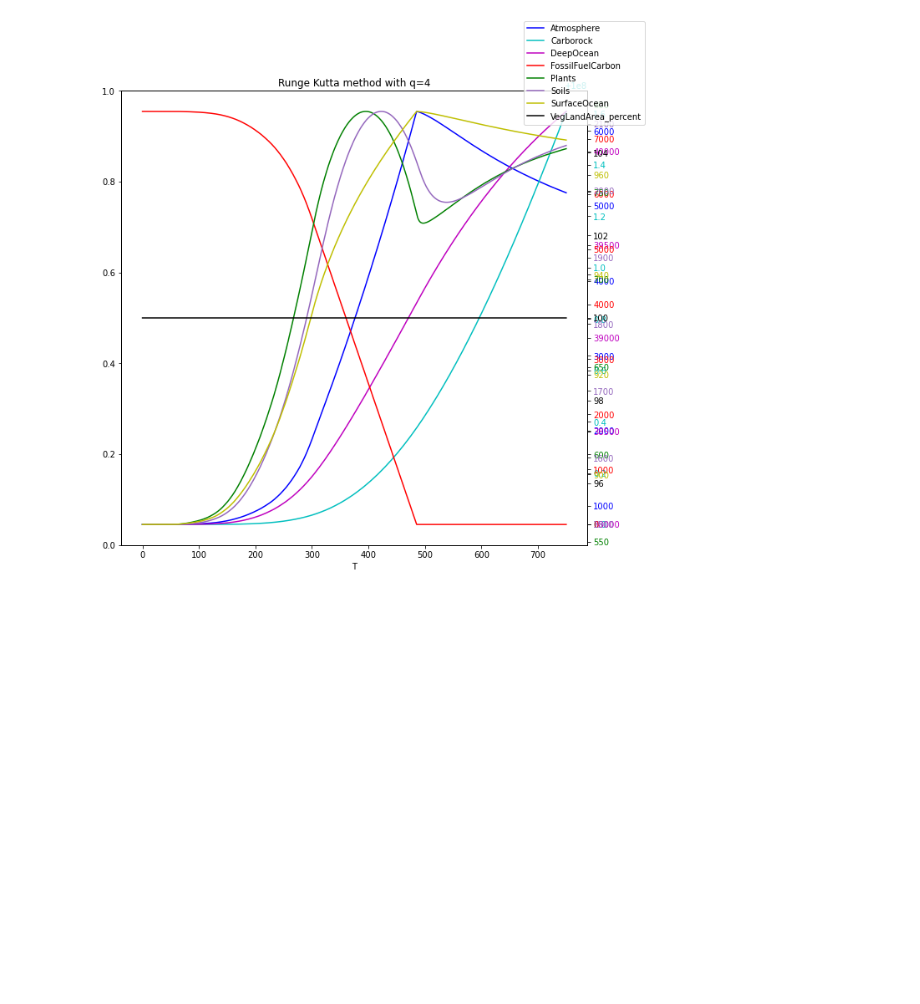
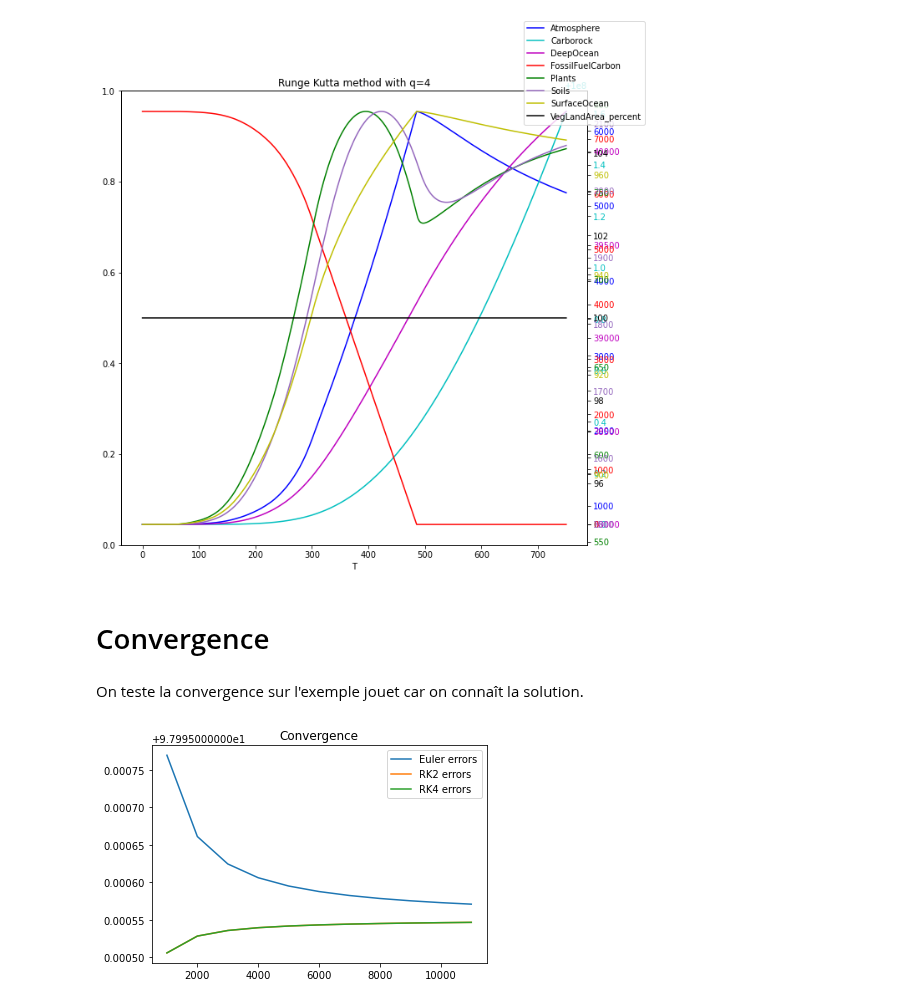
Before and after one commit to totolance/MACS205, a Jupyter notebook: MACS205-CARBONE.ipynb, the cells around one changed output. Cells and saved outputs as stored; diff of their text form; code cells hidden in the pictures; blank space fills up the shorter version.

```diff
--- a/MACS205-CARBONE.ipynb
+++ b/MACS205-CARBONE.ipynb
@@ -338,3 +357,45 @@ T, Y = rungekutta4_step(derivative, 0, 750, x0, 0.05)
 display(T, Y, labels, colors, "Runge Kutta method with q=4")
 # %% [output]
 [figure]
+# %% [markdown]
+# Convergence
+# %% [markdown]
+On teste la convergence sur l'exemple jouet car on connaît la solution.
+# %%
+F_toy, t0_toy, tf_toy, v0_toy, n_toy = exemple_test()
+
+# Euler
+def max_error_euler(n):
+    T_toy, V_toy = euler(F_toy, t0_toy, tf_toy, v0_toy, n)
+    V_true = np.array([vraie_solution_jouet(t) for t in T_toy])
+    errors = np.abs(V_true-V_toy)
+    return np.max(errors)
+
+# RK
+
+def max_error_rk(n, q=2):
+    step_toy = (tf_toy - t0_toy)/n
+    if q == 2 :
+        T_toy, V_toy = rungekutta2_step(F_toy, t0_toy, tf_toy, v0_toy, step_toy)
+    else:
+        T_toy, V_toy = rungekutta4_step(F_toy, t0_toy, tf_toy, v0_toy, step_toy)
+    V_true = np.array([vraie_solution_jouet(t) for t in T_toy])
+    errors = np.abs(V_true-V_toy)
+    return np.max(errors)
+
+
+# Euler errors
+N = 12000
+n_array = np.arange(1000, N, 1000)
+errors_euler = [max_error_euler(n) for n in n_array]
+errors_rk2 = [max_error_rk(n, q=2) for n in n_array]
+errors_rk4 = [max_error_rk(n, q=4) for n in n_array]
+
+plt.plot(n_array, errors_euler, label= "Euler errors")
+plt.plot(n_array, errors_rk2, label= "RK2 errors")
+plt.plot(n_array, errors_rk4, label= "RK4 errors")
+plt.legend()
+plt.title("Convergence")
+plt.show()
+# %% [output]
+[figure, added]
```
Also changed, not shown: parts of 4 cells of this notebook.
